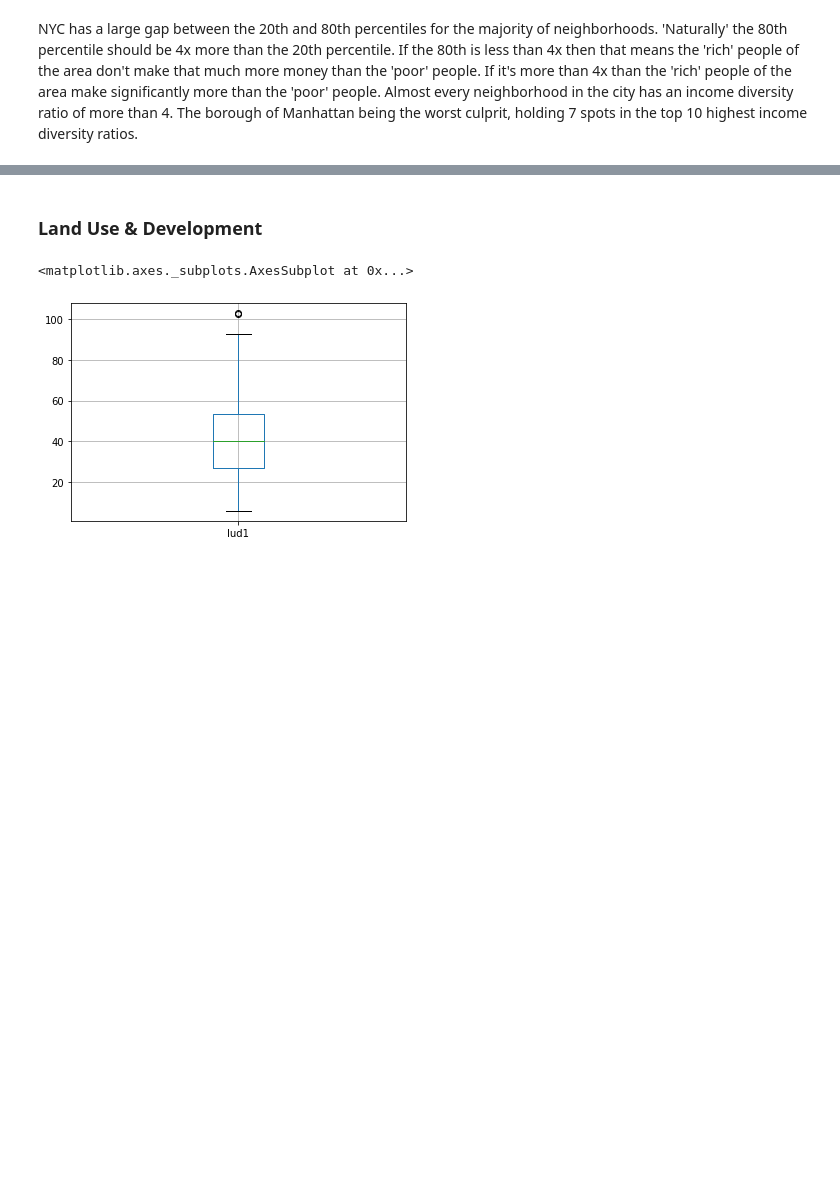
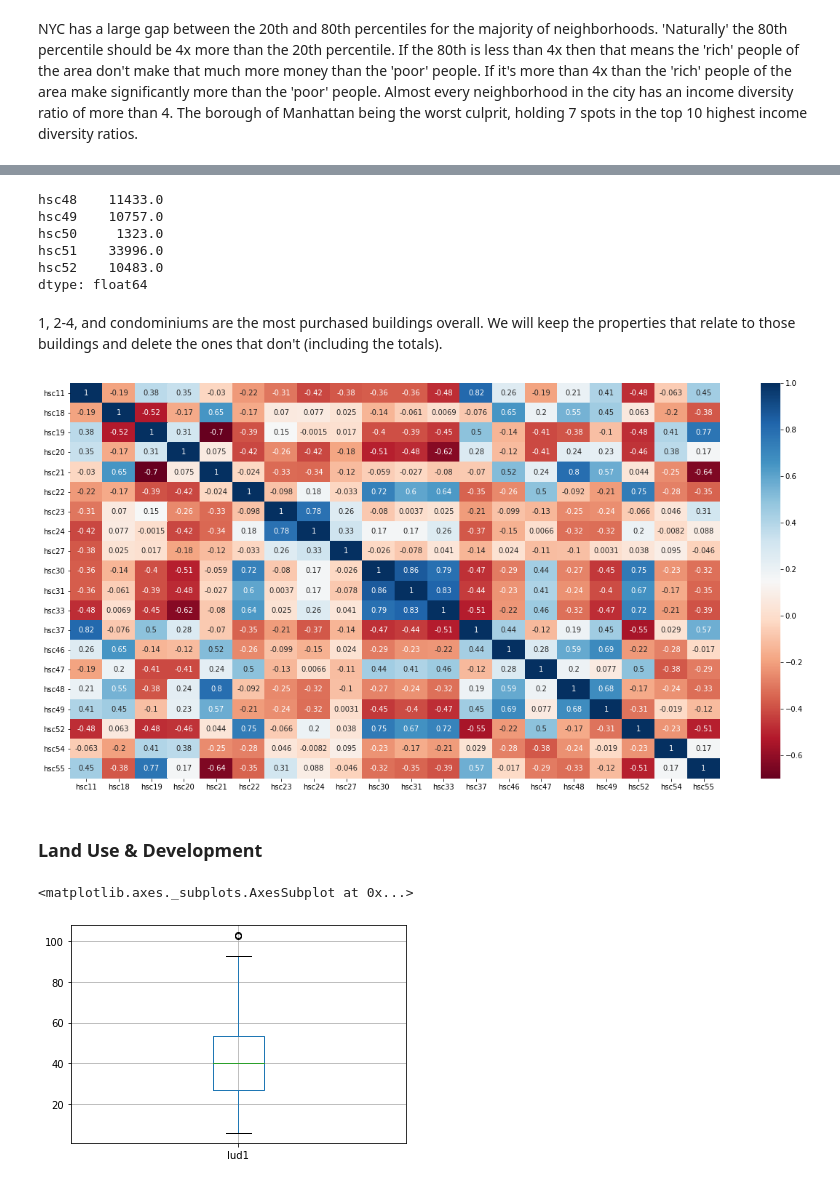
Before and after one commit to Williamdst/Bike-Share-USA, a Jupyter notebook: IV_Classification.ipynb, the cells around one changed output, grey strips where cells are left out. Saved outputs shown, nothing was run; the diff lists cells and outputs as text; code cells hidden in the pictures; blank space fills up the shorter version.

```diff
--- a/IV_Classification.ipynb
+++ b/IV_Classification.ipynb
@@ -172,0 +165,3 @@ sns.heatmap(dem.corr(), cmap='rocket_r');
+# %%
+profile_df.drop(columns=['dem18','dem19'], inplace=True);   # Poverty subdivisions
+profile_df.drop(columns=['dem8','dem9'], inplace=True);   # Median household income subdivisions
@@ -172,0 +172,3 @@ sns.heatmap(dem.corr(), cmap='rocket_r');
+# %%
+# Implementing the Drop Rule
+profile_df.drop(columns=['hsc53'], inplace=True);  # Serious housing code violation subdivision of total housing code violations
@@ -173,3 +184,27 @@ sns.heatmap(dem.corr(), cmap='rocket_r');
+# %%
+hsc.loc[:,'hsc48':'hsc52'].sum()   # HSC51 is the total
+# %% [output]
+hsc48    11433.0
+hsc49    10757.0
+hsc50     1323.0
+hsc51    33996.0
+hsc52    10483.0
+dtype: float64
+# %% [markdown]
+1, 2-4, and condominiums are the most purchased buildings overall. We will keep the properties that relate to those buildings and delete the ones that don't (including the totals).
+# %%
+profile_df.drop(columns=['hsc25','hsc26'], inplace=True)   # Index of housing price 5+ and ALL
+profile_df.drop(columns=['hsc32'], inplace=True)   # Median sales per unit 5+
+profile_df.drop(columns=['hsc50','hsc51'], inplace=True)   # Sales volume 5+ and ALL
+profile_df.drop(columns=['hsc41','hsc42'], inplace=True)   # If there is a foreclosure then there was a preforeclosure for sure
+profile_df.drop(columns=['hsc38','hsc39','hsc40'], inplace=True) # We are only keeping the notices of foreclosure of buildings 1-4 and condos
+# %%
+hsc = profile_df.loc[:,profile_df.columns.str[:3] == 'hsc']
+# %%
+plt.figure(figsize=(20,10))
+sns.heatmap(hsc.corr(), cmap='RdBu', annot=True);
+# %% [output]
+[figure, added]
 # %% [markdown]
 ### Land Use & Development
 # %%
```
Also changed, not shown: parts of 14 cells of this notebook, 1 other file.
